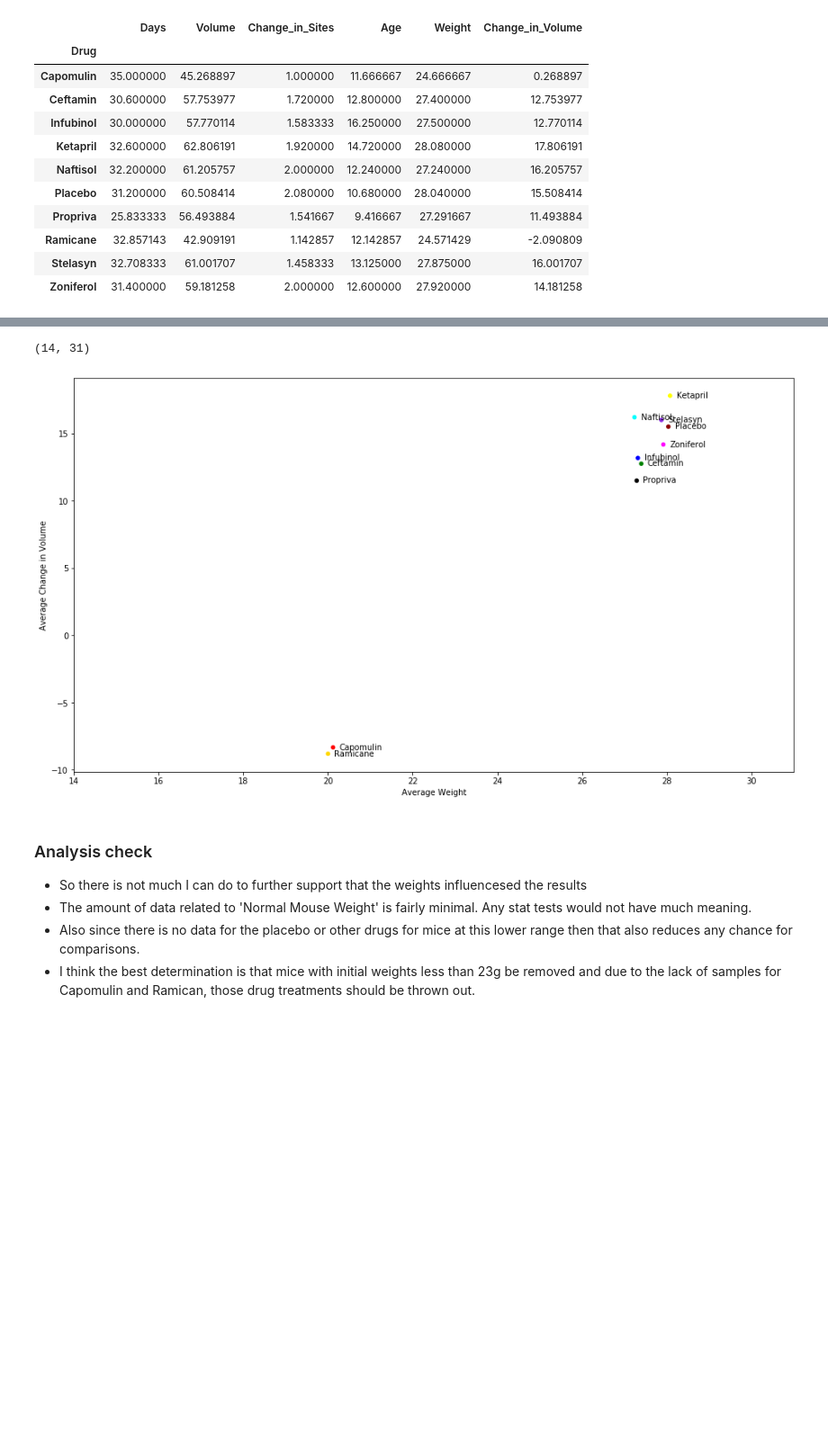
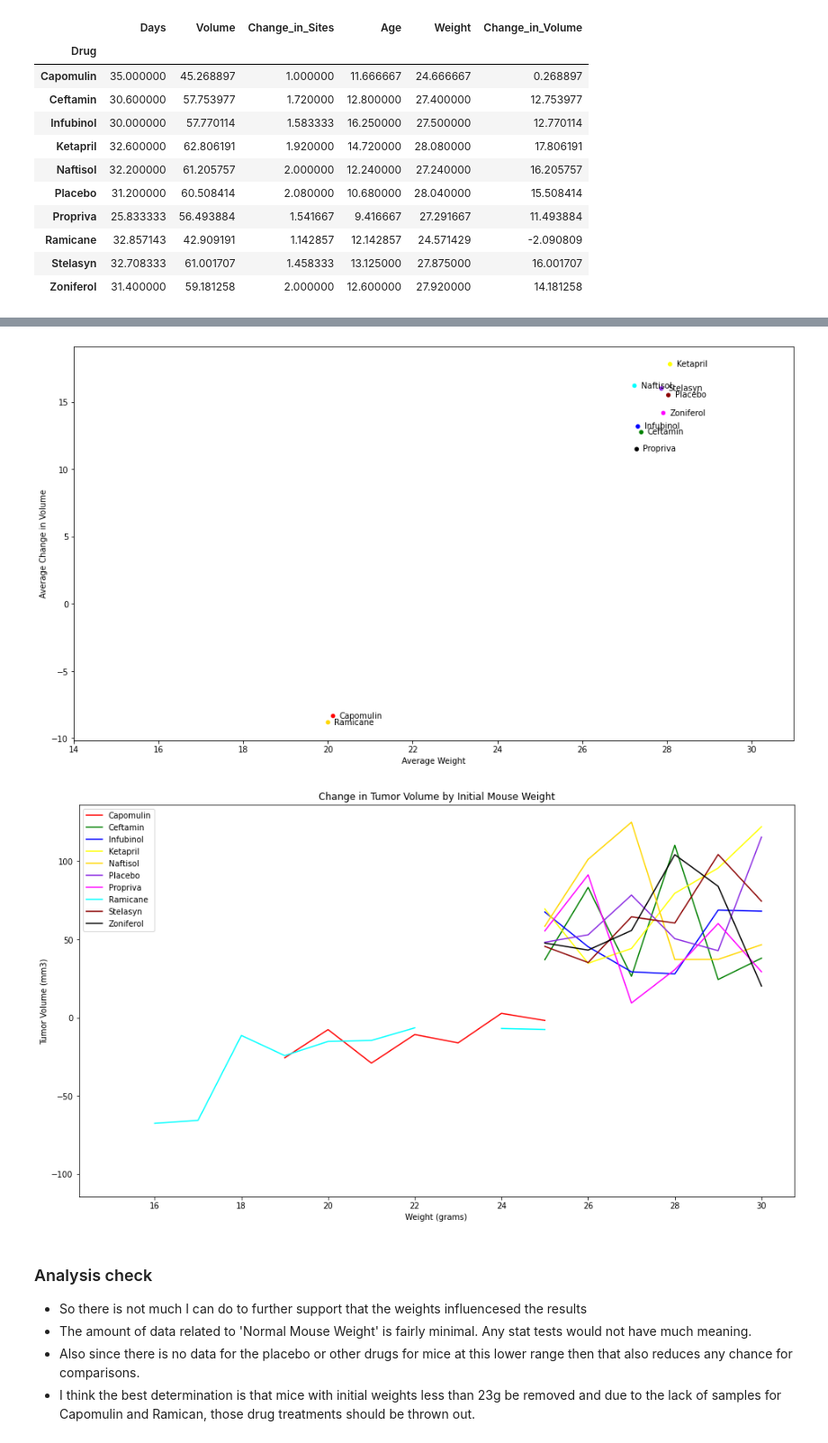
Before and after one commit to ejw-data/matplotlib-drug-eval, a Jupyter notebook: drug_analysis.ipynb, the cells around one changed output, grey strips where cells are left out. Shown at 90% size. Drawn from its saved outputs; the diff is of its cells as text; code cells hidden in the pictures; blank space fills up the shorter version.

```diff
--- a/drug_analysis.ipynb
+++ b/drug_analysis.ipynb
@@ -564,14 +585,31 @@ mean_change_in_volume.reset_index(inplace=True)
 # temp[["Weight", "Change_in_Volume", "Drug" ]].apply(lambda row:  ax.text(*row), axis=1);
 
 # option two for adding labels
-for i, txt in enumerate(temp["Drug"]):
+for i, txt in enumerate(mean_change_in_volume["Drug"]):
    ax.annotate(txt, (mean_change_in_volume['Weight'].iat[i]+0.15, mean_change_in_volume['Change_in_Volume'].iat[i]-0.15))
 plt.ylabel("Average Change in Volume")
 plt.xlabel("Average Weight")
 plt.xlim(14,31)
+# Save the Figure
+plt.savefig('./outputs/averaged_data_scatter.jpeg')
 # %% [output]
-(14, 31)
 [figure]
+# %%
+# line chart
+# This is not a great chart for this purpose
+df_groupby = last_datapoint.groupby(['Drug','Weight']).sum()['Change_in_Volume']
+
+colors = {'Capomulin':'red', 'Ceftamin':'green', 'Infubinol':'blue', 'Ketapril':'yellow', 'Ramicane':'gold', 'Stelasyn':'blueviolet', 'Zoniferol':'fuchsia', 'Naftisol':'aqua', 'Placebo':'darkred', 'Propriva':'black'}
+labels = list(colors.keys())
+ax = df_groupby.unstack(level=0).plot(kind='line', subplots=False, rot=0, figsize=(16, 9), layout=(5, 2), color=list(colors.values()))
+plt.title('Change in Tumor Volume by Initial Mouse Weight')
+plt.xlabel('Weight (grams)')
+plt.ylabel('Tumor Volume (mm3)')
+plt.legend(loc='best')
+# Save the Figure
+plt.savefig('./outputs/change_tumor_volume_line_chart.jpeg')
+# %% [output]
+[figure, added]
 # %% [markdown]
 ### Analysis check
 *  So there is not much I can do to further support that the weights influencesed the results
```
Also changed, not shown: parts of 35 cells of this notebook, 16 other files.
